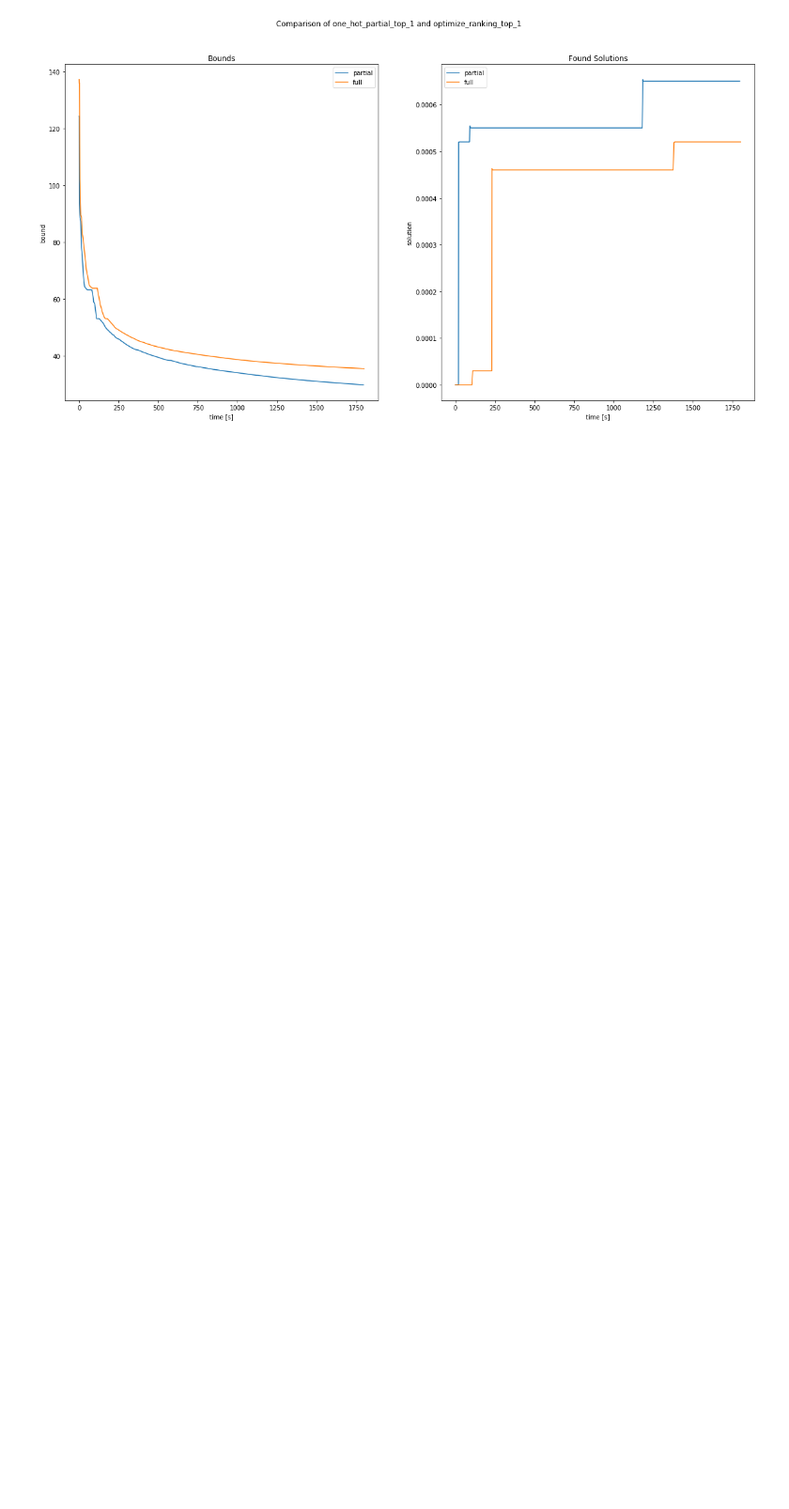
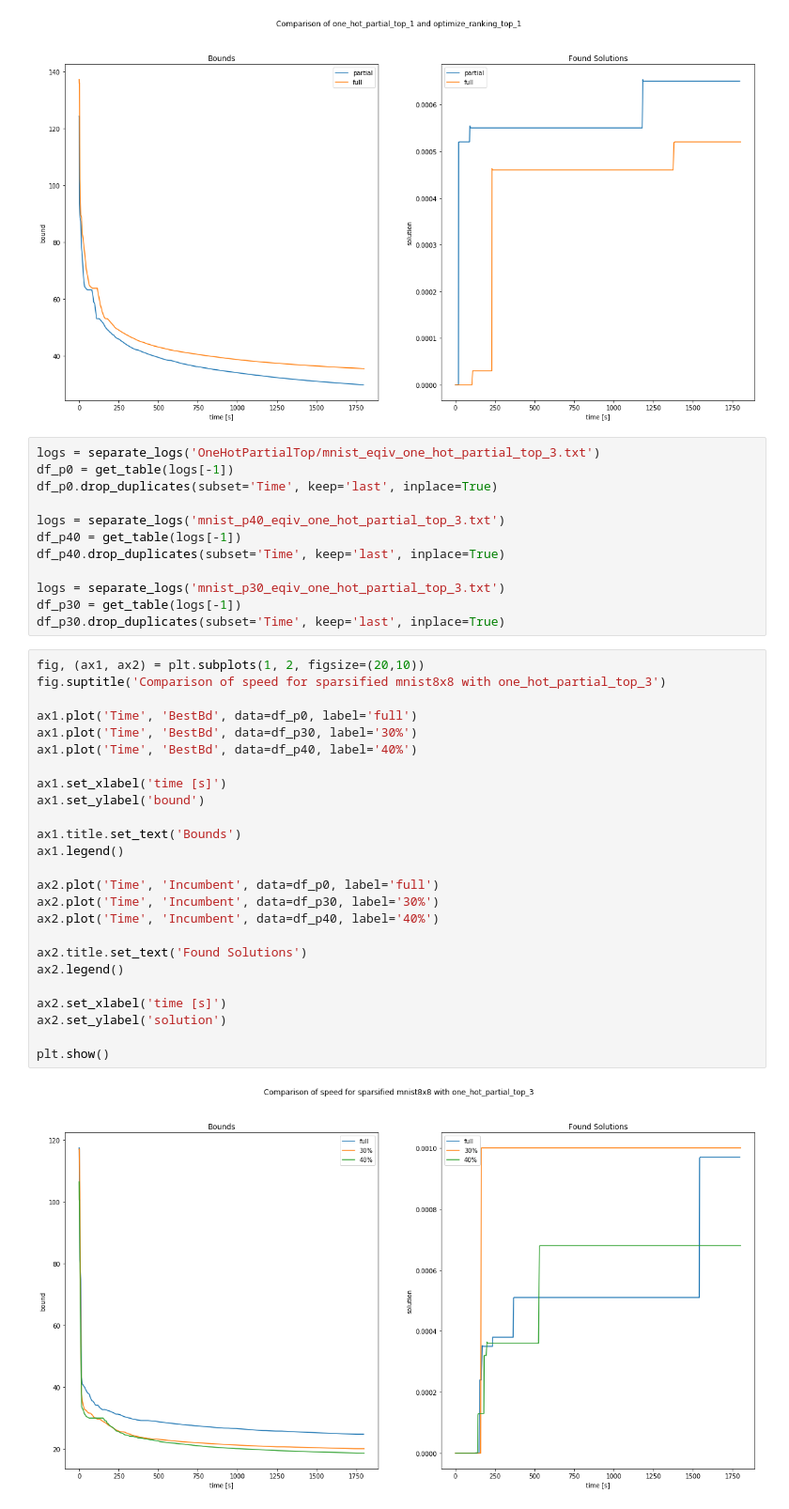
Before and after one commit to phK3/NNEquivalence, a Jupyter notebook: Evaluation/LogAnalysis.ipynb, the cells around one changed output. Shown at 94% size. Cells and saved outputs as stored; diff of their text form; blank space fills up the shorter version.

```diff
--- a/Evaluation/LogAnalysis.ipynb
+++ b/Evaluation/LogAnalysis.ipynb
@@ -128,3 +128,42 @@ ax2.set_ylabel('solution')
 plt.show()
 # %% [output]
 [figure]
+# %%
+logs = separate_logs('OneHotPartialTop/mnist_eqiv_one_hot_partial_top_3.txt')
+df_p0 = get_table(logs[-1])
+df_p0.drop_duplicates(subset='Time', keep='last', inplace=True)
+
+logs = separate_logs('mnist_p40_eqiv_one_hot_partial_top_3.txt')
+df_p40 = get_table(logs[-1])
+df_p40.drop_duplicates(subset='Time', keep='last', inplace=True)
+
+logs = separate_logs('mnist_p30_eqiv_one_hot_partial_top_3.txt')
+df_p30 = get_table(logs[-1])
+df_p30.drop_duplicates(subset='Time', keep='last', inplace=True)
+# %%
+fig, (ax1, ax2) = plt.subplots(1, 2, figsize=(20,10))
+fig.suptitle('Comparison of speed for sparsified mnist8x8 with one_hot_partial_top_3')
+
+ax1.plot('Time', 'BestBd', data=df_p0, label='full')
+ax1.plot('Time', 'BestBd', data=df_p30, label='30%')
+ax1.plot('Time', 'BestBd', data=df_p40, label='40%')
+
+ax1.set_xlabel('time [s]')
+ax1.set_ylabel('bound')
+
+ax1.title.set_text('Bounds')
+ax1.legend()
+
+ax2.plot('Time', 'Incumbent', data=df_p0, label='full')
+ax2.plot('Time', 'Incumbent', data=df_p30, label='30%')
+ax2.plot('Time', 'Incumbent', data=df_p40, label='40%')
+
+ax2.title.set_text('Found Solutions')
+ax2.legend()
+
+ax2.set_xlabel('time [s]')
+ax2.set_ylabel('solution')
+
+plt.show()
+# %% [output]
+[figure, added]
```
Also changed, not shown: parts of 4 cells of this notebook, 20 other files.
